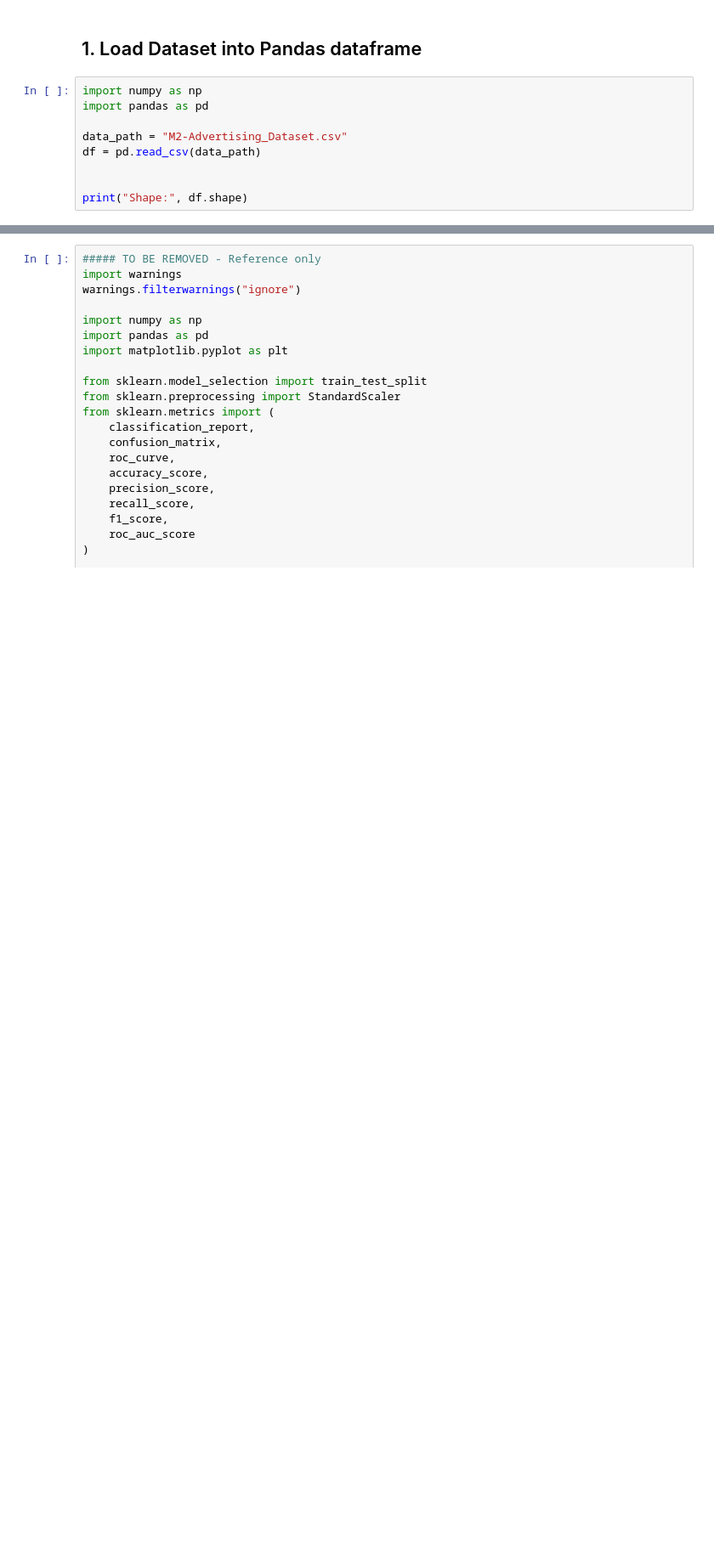
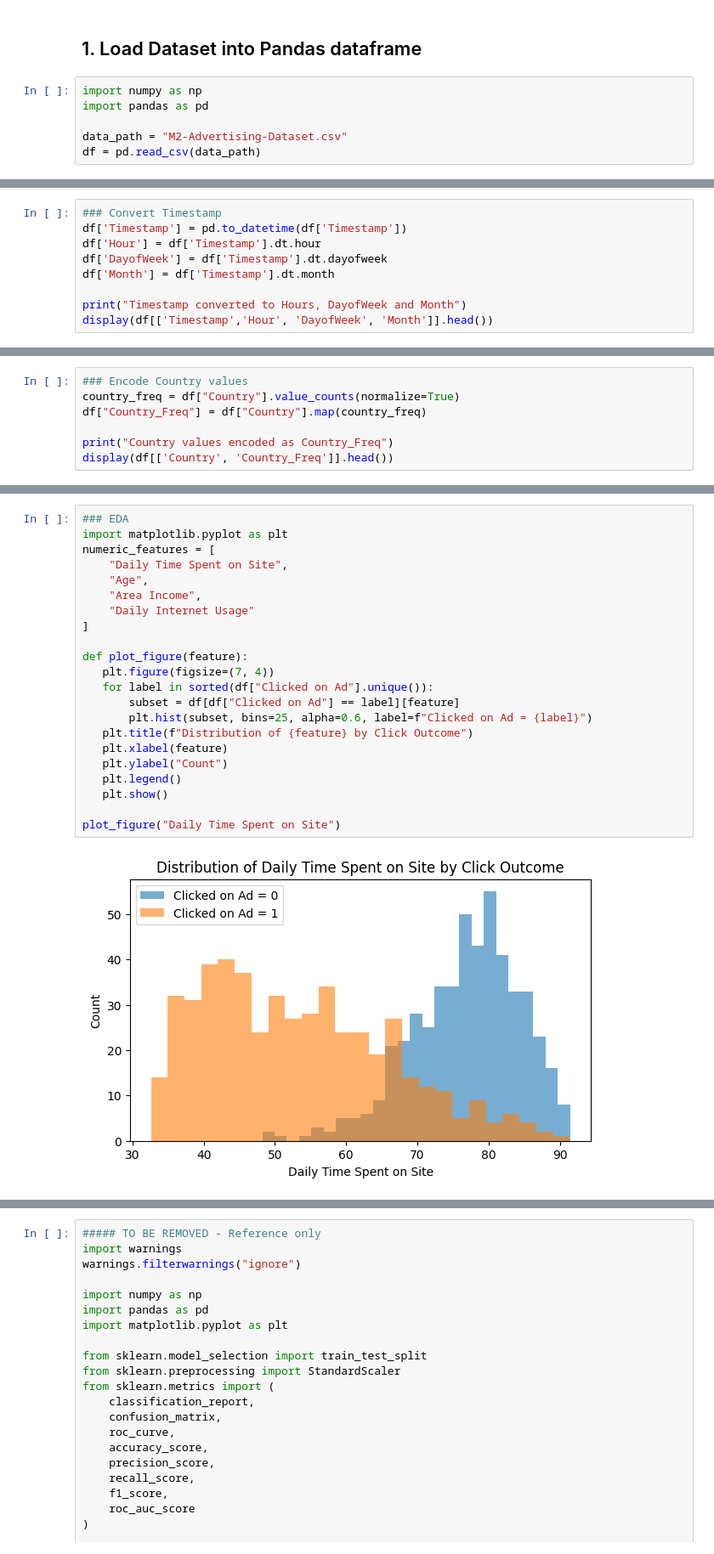
Before and after one commit to JagdishMane/numpy-pytorch-tensorflow, a Jupyter notebook: Advertising_ANN_Classification_Notebook_Jagdish_Mane.ipynb, the cells around one changed output, grey strips where cells are left out. Shown at 85% size. Saved outputs shown, nothing was run; the diff lists cells and outputs as text; blank space fills up the shorter version.

```diff
--- a/Advertising_ANN_Classification_Notebook_Jagdish_Mane.ipynb
+++ b/Advertising_ANN_Classification_Notebook_Jagdish_Mane.ipynb
@@ -16,8 +16,5 @@ A classification model to predict whether a user will click on an online adverti
 import numpy as np
 import pandas as pd
 
-data_path = "M2-Advertising_Dataset.csv"
+data_path = "M2-Advertising-Dataset.csv"
 df = pd.read_csv(data_path)
-
-
-print("Shape:", df.shape)
@@ -25,0 +121,9 @@ FileNotFoundError: [Errno 2] No such file or directory: 'M2-Advertising_Dataset.
+# %%
+### Convert Timestamp
+df['Timestamp'] = pd.to_datetime(df['Timestamp'])
+df['Hour'] = df['Timestamp'].dt.hour
+df['DayofWeek'] = df['Timestamp'].dt.dayofweek
+df['Month'] = df['Timestamp'].dt.month
+
+print("Timestamp converted to Hours, DayofWeek and Month")
+display(df[['Timestamp','Hour', 'DayofWeek', 'Month']].head())
@@ -25,0 +138,7 @@ FileNotFoundError: [Errno 2] No such file or directory: 'M2-Advertising_Dataset.
+# %%
+### Encode Country values
+country_freq = df["Country"].value_counts(normalize=True)
+df["Country_Freq"] = df["Country"].map(country_freq)
+
+print("Country values encoded as Country_Freq")
+display(df[['Country', 'Country_Freq']].head())
@@ -25,0 +170,24 @@ FileNotFoundError: [Errno 2] No such file or directory: 'M2-Advertising_Dataset.
+# %%
+### EDA
+import matplotlib.pyplot as plt
+numeric_features = [
+    "Daily Time Spent on Site",
+    "Age",
+    "Area Income",
+    "Daily Internet Usage"
+]
+
+def plot_figure(feature):
+   plt.figure(figsize=(7, 4))
+   for label in sorted(df["Clicked on Ad"].unique()):
+       subset = df[df["Clicked on Ad"] == label][feature]
+       plt.hist(subset, bins=25, alpha=0.6, label=f"Clicked on Ad = {label}")
+   plt.title(f"Distribution of {feature} by Click Outcome")
+   plt.xlabel(feature)
+   plt.ylabel("Count")
+   plt.legend()
+   plt.show()
+
+plot_figure("Daily Time Spent on Site")
+# %% [output]
+[figure, added]
```
Also changed, not shown: parts of 22 cells of this notebook.
